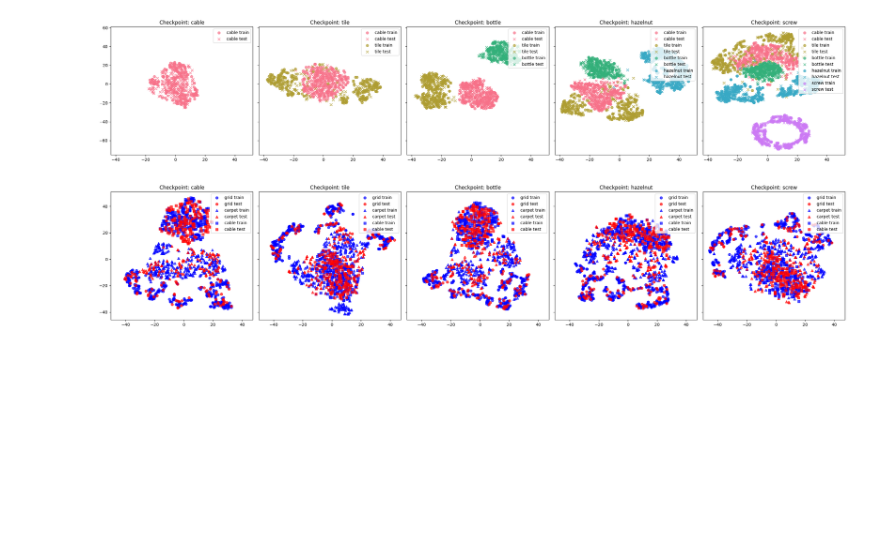
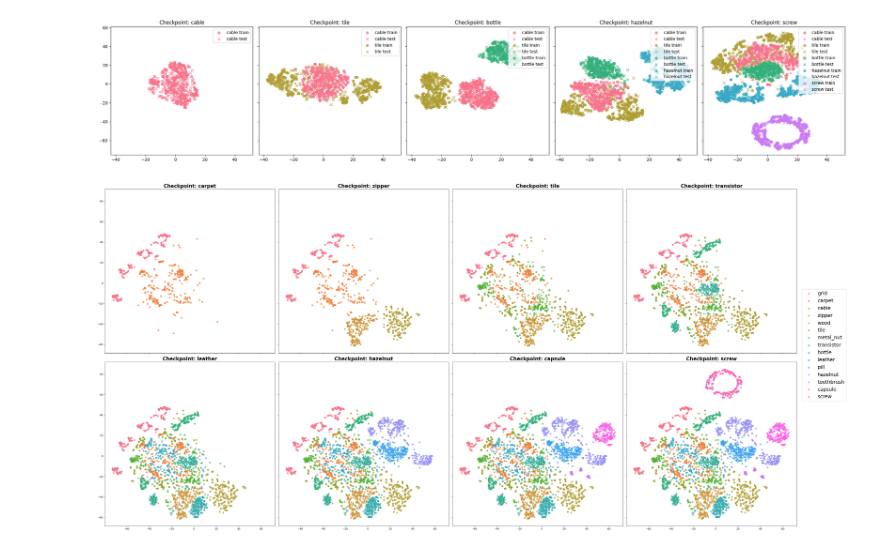
Before and after one commit to crimama/LifeLongerAD, a Jupyter notebook: notebooks/[2025-02-27] feature conflict.ipynb, the cells around one changed output. Cells and saved outputs as stored; diff of their text form; code cells hidden in the pictures; blank space fills up the shorter version.

```diff
--- a/notebooks/[2025-02-27] feature conflict.ipynb
+++ b/notebooks/[2025-02-27] feature conflict.ipynb
@@ -344,88 +445,73 @@ def load_model_weights(model, path):
     model.train()
 
 def extract_features(model, dataloader, device, train='train'):
-    index_feature = 0
     feature_list = []
     with torch.no_grad():
         if train == 'train':
             for imgs, labels, clslabels in dataloader:
                 en_output, de_output = model(imgs.to(device))
-                B, C, H, W = de_output[index_feature].shape
-                features = de_output[index_feature].reshape(B, C, -1).mean(-1).detach().cpu().numpy()
+                B, C, H, W = de_output[1].shape
+                features = de_output[1].reshape(B, C, -1).mean(-1).detach().cpu().numpy()
                 feature_list.append(features)
         else:
             for imgs, labels, clslabels, gts in dataloader:
                 en_output, de_output = model(imgs.to(device))
-                B, C, H, W = de_output[index_feature].shape
-                features = de_output[index_feature].reshape(B, C, -1).mean(-1).detach().cpu().numpy()
+                B, C, H, W = de_output[1].shape
+                features = de_output[1].reshape(B, C, -1).mean(-1).detach().cpu().numpy()
                 feature_list.append(features)
     return np.concatenate(feature_list)
 
 def tsne_transform(data, perplexity=30, n_components=2, random_state=42):
     tsne = TSNE(n_components=n_components, perplexity=perplexity, random_state=random_state)
     transformed_data = tsne.fit_transform(data)
     return transformed_data
 
+# Incremental learning order and selected checkpoints for plotting
+incremental_order = ['grid', 'carpet', 'cable', 'zipper', 'wood', 'tile', 'metal_nut', 'transistor', 'bottle', 'leather', 'pill', 'hazelnut', 'toothbrush', 'capsule', 'screw']
+selected_checkpoints = ['carpet','zipper','tile','transistor','leather','hazelnut','capsule','screw']
 
-selected_weight_paths = ['cable', 'tile', 'bottle', 'hazelnut', 'screw']
-inference_classes = ['grid', 'carpet', 'cable']
-
-data_type_colors = {'train': 'blue', 'test': 'red'}
-class_markers = {'grid': 'o', 'carpet': '^', 'cable': 's'}
-
-device = 'cuda'  # or 'cpu'
-
+# Build a mapping from class name to its weight file path from model_weight (assumed defined)
 weight_dict = {}
 for path in model_weight:
     cln = path.split('/')[-1].split('_')[0]
     if cln == 'metal':
         cln = 'metal_nut'
     if cln in selected_checkpoints:
         weight_dict[cln] = path
 
-selected_weight_paths = [weight_dict[k] for k in selected_weight_paths]
+# Create color mapping for the selected checkpoints
+colors = sns.color_palette("husl", len(incremental_order))
+color_map = {cl: colors[i] for i, cl in enumerate(incremental_order)}
 
-fig, axes = plt.subplots(1, len(selected_weight_paths), figsize=(25, 5), sharex=True, sharey=True)
+# Create 5 subplots (one for each selected checkpoint)
+fig, axes = plt.subplots(2, int(len(selected_checkpoints)/2), figsize=(40, 20), sharex=True, sharey=True)
+axes = axes.flatten()
 
-for i, weight_path in enumerate(selected_weight_paths):
-    load_model_weights(model, weight_path)
+device = 'cuda'  # or 'cpu'
 
-    features_list = []
-    labels_list = []
-    data_type_list = []  # 'train' or 'test'
+legend_dict = {}  # 중복 방지를 위해 딕셔너리 사용
 
-    for cl in inference_classes:
-        trainloader = loader_dict[cl]['train']
-        testloader = loader_dict[cl]['test']
-        train_feats = extract_features(model, trainloader, device, train='train')
-        test_feats = extract_features(model, testloader, device, train='test')
-        features_list.append(train_feats)
-        features_list.append(test_feats)
-        labels_list.extend([cl] * len(train_feats))
-        labels_list.extend([cl] * len(test_feats))
-        data_type_list.extend(['train'] * len(train_feats))
-        data_type_list.extend(['test'] * len(test_feats))
-
-    combined_features = np.concatenate(features_list)
-    tsne_emb = tsne_transform(combined_features)
+for i, checkpoint in enumerate(selected_checkpoints):
+    learned_classes = incremental_order[:incremental_order.index(checkpoint)+1]
 
     ax = axes[i]
-    for cl in inference_classes:
-        marker = class_markers[cl]
-        idx_train = [j for j, (lbl, dtype) in enumerate(zip(labels_list, data_type_list))
-                     if lbl == cl and dtype == 'train']
-        idx_test  = [j for j, (lbl, dtype) in enumerate(zip(labels_list, data_type_list))
-                     if lbl == cl and dtype == 'test']
-        ax.scatter(tsne_emb[idx_train, 0], tsne_emb[idx_train, 1],
-                   color=data_type_colors['train'], marker=marker, label=f"{cl} train", alpha=0.7)
-        ax.scatter(tsne_emb[idx_test, 0], tsne_emb[idx_test, 1],
-                   color=data_type_colors['test'], marker=marker, label=f"{cl} test", alpha=0.7)
+    for cl in learned_classes:
+        idx_train = [j for j, (lbl, dtype) in enumerate(zip(labels_list, data_type_list)) if lbl == cl and dtype == 'train']
+        idx_test  = [j for j, (lbl, dtype) in enumerate(zip(labels_list, data_type_list)) if lbl == cl and dtype == 'test']
+        sc = ax.scatter(tsne_emb[idx_train, 0], tsne_emb[idx_train, 1],
+                         color=color_map[cl], marker='o', alpha=0.7)
 
-    cp_label = weight_path.split('/')[-1].split('_')[0]
-    ax.set_title(f"Checkpoint: {cp_label}")
-    ax.legend(loc='upper right')
+        # 클래스가 처음 등장한 경우에만 legend_dict에 추가
+        if cl not in legend_dict:
+            legend_dict[cl] = sc
+
+    ax.set_title(f"Checkpoint: {checkpoint}", weight='bold', fontsize=20)
+
+# 전체 fig에 대한 범례 추가 (중복 제거)
+fig.legend(handles=list(legend_dict.values()), labels=list(legend_dict.keys()),
+           loc='upper right', fontsize=20, bbox_to_anchor=(1.07, 0.7))
 
 plt.tight_layout()
 plt.show()
 # %% [output]
-[figure, old version]
+[figure, new version]
```
Also changed, not shown: parts of 2 cells of this notebook, 37 other files.
